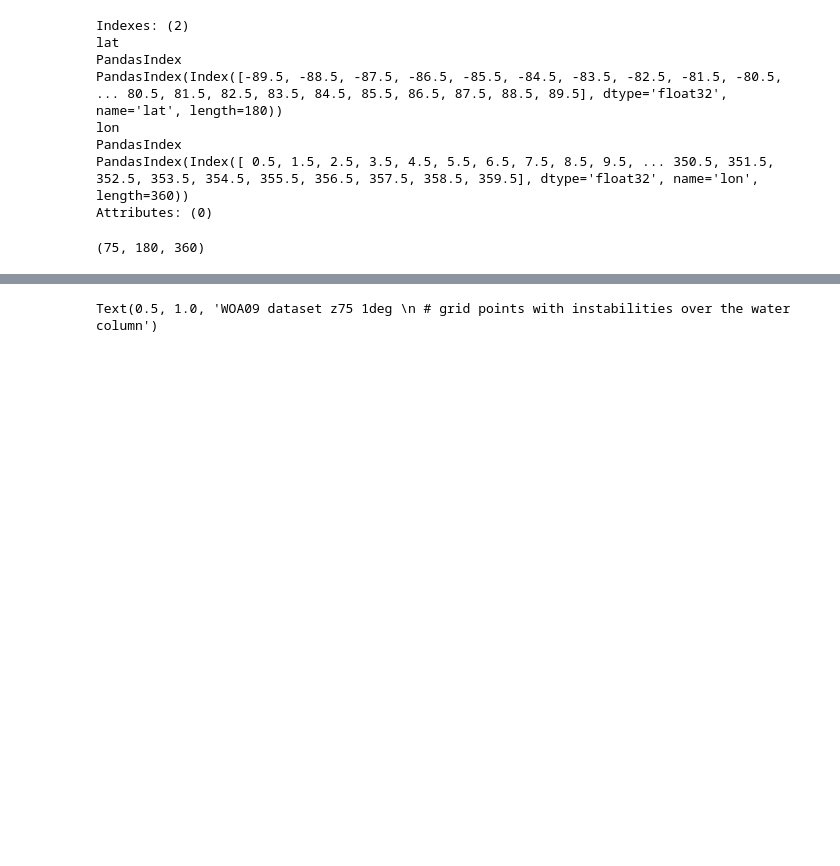
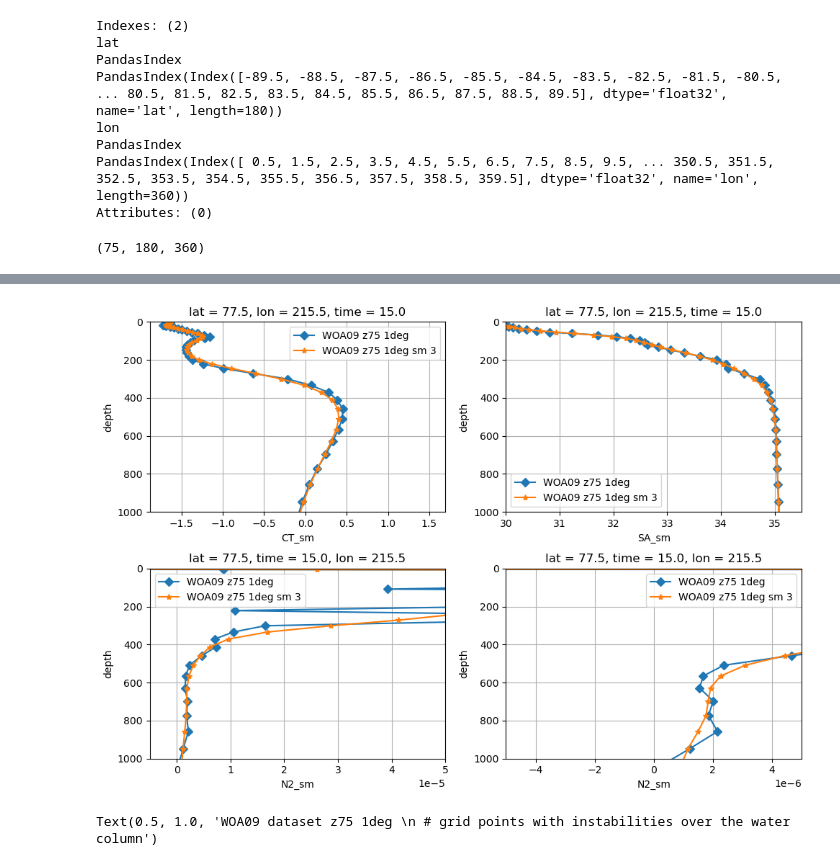
Before and after one commit to ctalandi/TOOLS, a Jupyter notebook: OTHERS/WOA2009/STABILITY/WOA09_SACT_Smooth.ipynb, the cells around one changed output, grey strips where cells are left out. Drawn from its saved outputs; the diff is of its cells as text; code cells hidden in the pictures; blank space fills up the shorter version.

```diff
--- a/OTHERS/WOA2009/STABILITY/WOA09_SACT_Smooth.ipynb
+++ b/OTHERS/WOA2009/STABILITY/WOA09_SACT_Smooth.ipynb
@@ -785,3 +778,46 @@ plt.tight_layout()
+# %%
+plt.figure(figsize=(10,7))
+
+# Latitude & longitude
+loc_x=215.  ;  loc_y=77.   ;  zdep=1000.     ; zdepup=0.
+
+plt.subplot(221)
+ds_woa09_z75['CT'].isel(time_counter=0).sel(lat=loc_y,lon=loc_x,method='nearest').plot(y='depth',marker='D',label='WOA09 z75 1deg')
+ds_woa09_z75['CT_sm'].isel(time_counter=0).sel(lat=loc_y,lon=loc_x,method='nearest').plot(y='depth',marker='*',label='WOA09 z75 1deg sm '+str(num_smooth))
+plt.legend()
+plt.ylim([zdep,zdepup])
+plt.ylim([zdep,0.])
+plt.grid(True)
+
+plt.subplot(222)
+ds_woa09_z75['SA'].isel(time_counter=0).sel(lat=loc_y,lon=loc_x,method='nearest').plot(y='depth',marker='D',label='WOA09 z75 1deg')
+ds_woa09_z75['SA_sm'].isel(time_counter=0).sel(lat=loc_y,lon=loc_x,method='nearest').plot(y='depth',marker='*',label='WOA09 z75 1deg sm '+str(num_smooth))
+plt.legend()
+plt.xlim([30,35.5])
+plt.ylim([zdep,zdepup])
+plt.grid(True)
+
+if True:
+    plt.subplot(223)
+    ds_outN2_Z75['N2_ini'].sel(lat=loc_y,lon=loc_x,method='nearest').plot(y='depth',marker='D',label='WOA09 z75 1deg')
+    ds_outN2_Z75['N2_sm'].sel(lat=loc_y,lon=loc_x,method='nearest').plot(y='depth',marker='*',label='WOA09 z75 1deg sm '+str(num_smooth))
+    plt.legend()
+    plt.xlim([-0.5e-5,5e-5])
+    plt.ylim([zdep,zdepup])
+    plt.grid(True)
+
+    plt.subplot(224)
+    ds_outN2_Z75['N2_ini'].sel(lat=loc_y,lon=loc_x,method='nearest').plot(y='depth',marker='D',label='WOA09 z75 1deg')
+    ds_outN2_Z75['N2_sm'].sel(lat=loc_y,lon=loc_x,method='nearest').plot(y='depth',marker='*',label='WOA09 z75 1deg sm '+str(num_smooth))
+
+    plt.legend()
+    plt.xlim([-0.5e-5,0.5e-5])
+    plt.ylim([zdep,zdepup])
+    plt.grid(True)
+
+plt.tight_layout()
+# %% [output]
+[figure, added]
 # %%
 plt.figure(figsize=(10,5))
 
```
Also changed, not shown: parts of 10 cells of this notebook.
